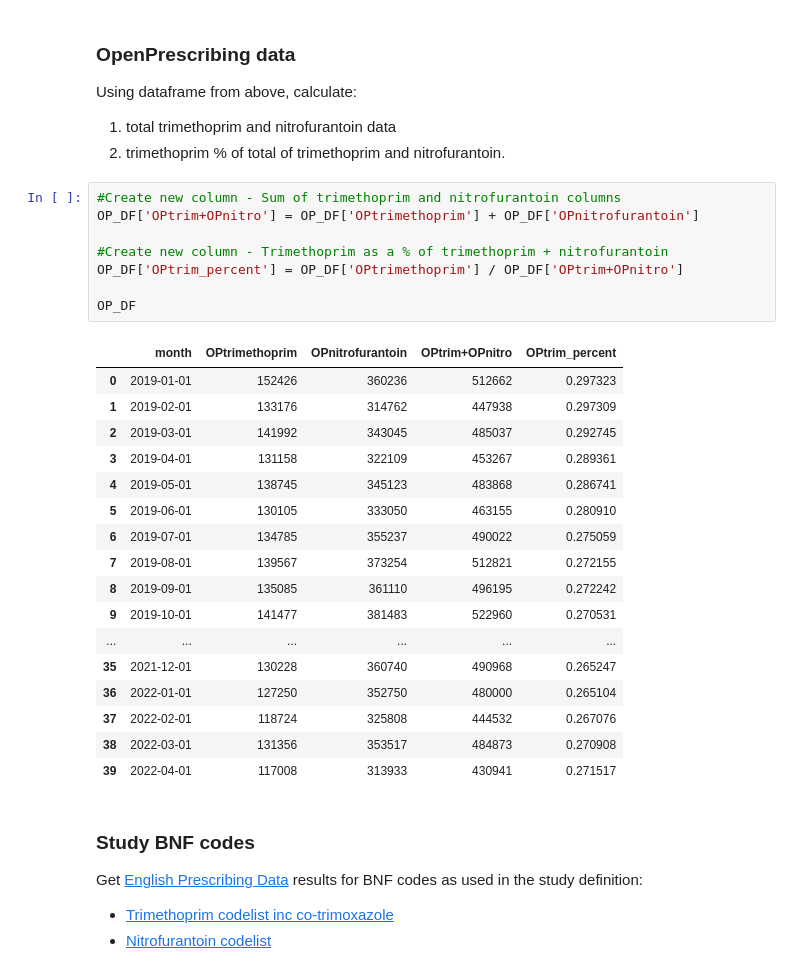
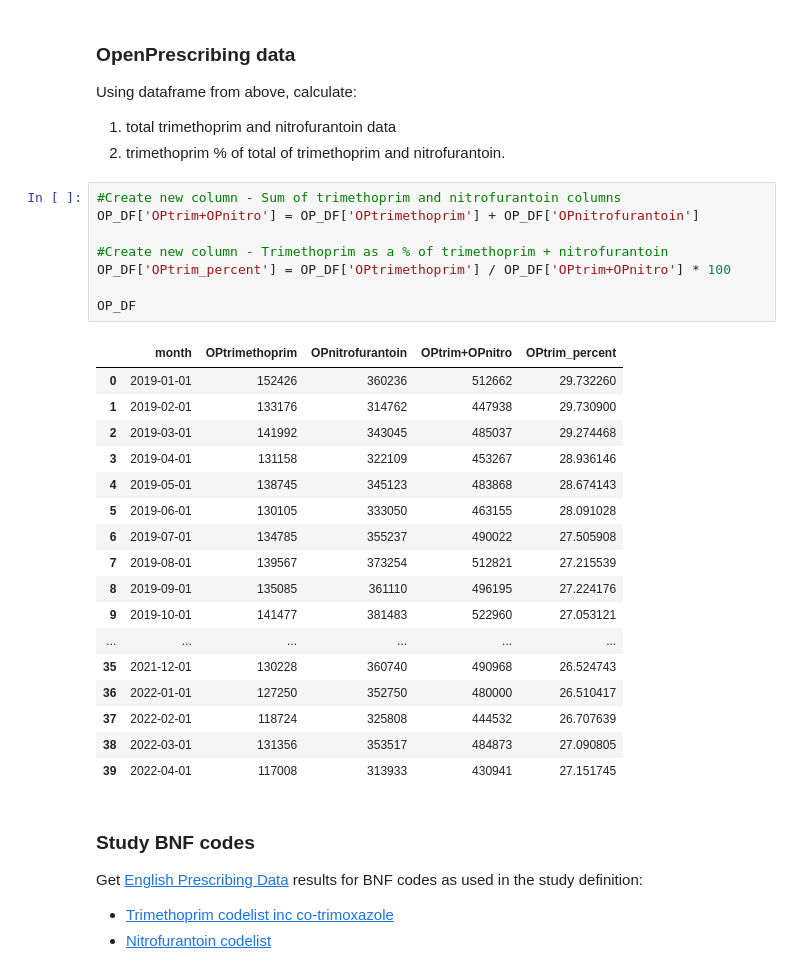
Before and after one commit to chrisjwood16/trim_nitro-notebook, a Jupyter notebook: notebooks/Trim_Nitro-notebook.ipynb, the cells around one changed output. Drawn from its saved outputs; the diff is of its cells as text.

```diff
--- a/notebooks/Trim_Nitro-notebook.ipynb
+++ b/notebooks/Trim_Nitro-notebook.ipynb
@@ -66,29 +66,29 @@ Using dataframe from above, calculate:
 # %%
 #Create new column - Sum of trimethoprim and nitrofurantoin columns
 OP_DF['OPtrim+OPnitro'] = OP_DF['OPtrimethoprim'] + OP_DF['OPnitrofurantoin']
 
 #Create new column - Trimethoprim as a % of trimethoprim + nitrofurantoin
-OP_DF['OPtrim_percent'] = OP_DF['OPtrimethoprim'] / OP_DF['OPtrim+OPnitro']
+OP_DF['OPtrim_percent'] = OP_DF['OPtrimethoprim'] / OP_DF['OPtrim+OPnitro'] * 100
 
 OP_DF
 # %% [output]
 |  | month | OPtrimethoprim | OPnitrofurantoin | OPtrim+OPnitro | OPtrim_percent |
-| 0 | 2019-01-01 | 152426 | 360236 | 512662 | 0.297323 |
-| 1 | 2019-02-01 | 133176 | 314762 | 447938 | 0.297309 |
-| 2 | 2019-03-01 | 141992 | 343045 | 485037 | 0.292745 |
-| 3 | 2019-04-01 | 131158 | 322109 | 453267 | 0.289361 |
-| 4 | 2019-05-01 | 138745 | 345123 | 483868 | 0.286741 |
-| 5 | 2019-06-01 | 130105 | 333050 | 463155 | 0.280910 |
-| 6 | 2019-07-01 | 134785 | 355237 | 490022 | 0.275059 |
-| 7 | 2019-08-01 | 139567 | 373254 | 512821 | 0.272155 |
-| 8 | 2019-09-01 | 135085 | 361110 | 496195 | 0.272242 |
-| 9 | 2019-10-01 | 141477 | 381483 | 522960 | 0.270531 |
+| 0 | 2019-01-01 | 152426 | 360236 | 512662 | 29.732260 |
+| 1 | 2019-02-01 | 133176 | 314762 | 447938 | 29.730900 |
+| 2 | 2019-03-01 | 141992 | 343045 | 485037 | 29.274468 |
+| 3 | 2019-04-01 | 131158 | 322109 | 453267 | 28.936146 |
+| 4 | 2019-05-01 | 138745 | 345123 | 483868 | 28.674143 |
+| 5 | 2019-06-01 | 130105 | 333050 | 463155 | 28.091028 |
+| 6 | 2019-07-01 | 134785 | 355237 | 490022 | 27.505908 |
+| 7 | 2019-08-01 | 139567 | 373254 | 512821 | 27.215539 |
+| 8 | 2019-09-01 | 135085 | 361110 | 496195 | 27.224176 |
+| 9 | 2019-10-01 | 141477 | 381483 | 522960 | 27.053121 |
 | ... | ... | ... | ... | ... | ... |
-| 35 | 2021-12-01 | 130228 | 360740 | 490968 | 0.265247 |
-| 36 | 2022-01-01 | 127250 | 352750 | 480000 | 0.265104 |
-| 37 | 2022-02-01 | 118724 | 325808 | 444532 | 0.267076 |
-| 38 | 2022-03-01 | 131356 | 353517 | 484873 | 0.270908 |
-| 39 | 2022-04-01 | 117008 | 313933 | 430941 | 0.271517 |
+| 35 | 2021-12-01 | 130228 | 360740 | 490968 | 26.524743 |
+| 36 | 2022-01-01 | 127250 | 352750 | 480000 | 26.510417 |
+| 37 | 2022-02-01 | 118724 | 325808 | 444532 | 26.707639 |
+| 38 | 2022-03-01 | 131356 | 353517 | 484873 | 27.090805 |
+| 39 | 2022-04-01 | 117008 | 313933 | 430941 | 27.151745 |
 # %% [markdown]
 <a id=’STUDYBNF’></a>
 ### Study BNF codes
```
Also changed, not shown: parts of 7 cells of this notebook, 1 other file.
